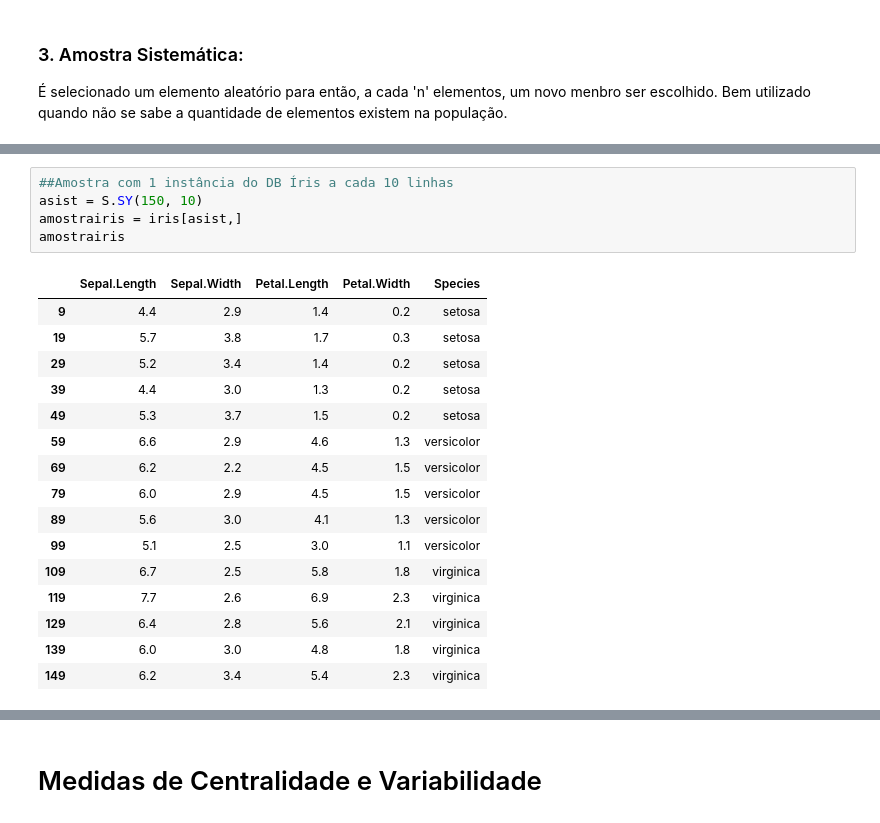
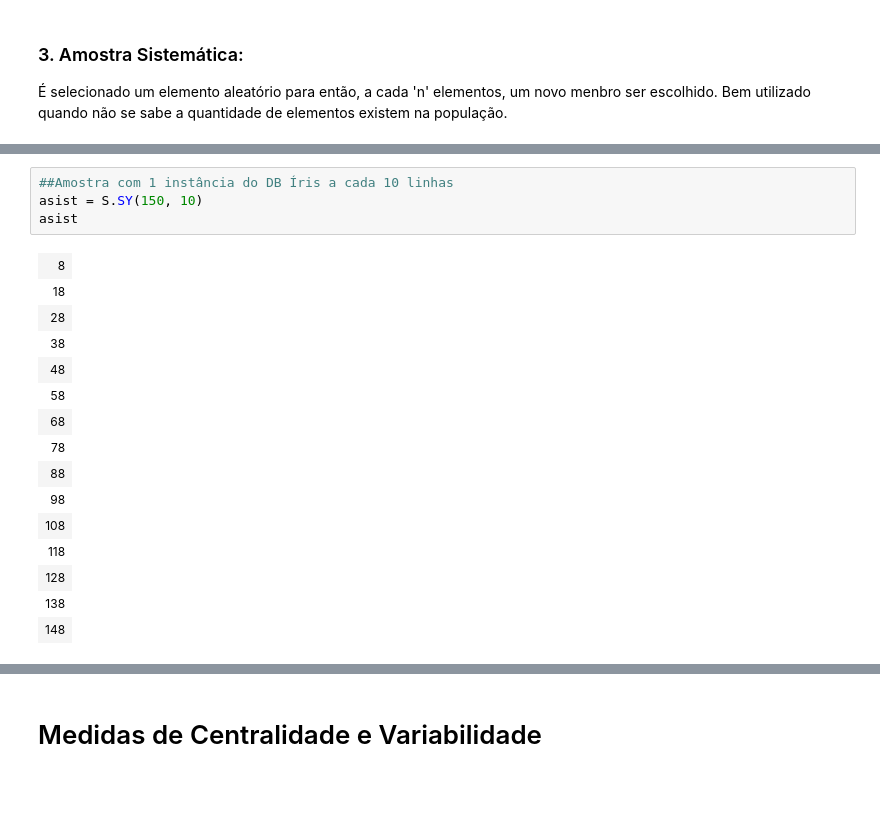
Before and after one commit to emariot/Estatistica_com_R_e_Python, a Jupyter notebook: R/Amostragem e Medidas de Centralidade.ipynb, the cells around one changed output, grey strips where cells are left out. Drawn from its saved outputs; the diff is of its cells as text; blank space fills up the shorter version.

```diff
--- a/R/Amostragem e Medidas de Centralidade.ipynb
+++ b/R/Amostragem e Medidas de Centralidade.ipynb
@@ -234,22 +253,20 @@ library(TeachingSampling)
 # %%
 ##Amostra com 1 instância do DB Íris a cada 10 linhas
 asist = S.SY(150, 10)
-amostrairis = iris[asist,]
-amostrairis
+asist
 # %% [output]
-|  | Sepal.Length | Sepal.Width | Petal.Length | Petal.Width | Species |
-| 9 | 4.4 | 2.9 | 1.4 | 0.2 | setosa |
-| 19 | 5.7 | 3.8 | 1.7 | 0.3 | setosa |
-| 29 | 5.2 | 3.4 | 1.4 | 0.2 | setosa |
-| 39 | 4.4 | 3.0 | 1.3 | 0.2 | setosa |
-| 49 | 5.3 | 3.7 | 1.5 | 0.2 | setosa |
-| 59 | 6.6 | 2.9 | 4.6 | 1.3 | versicolor |
-| 69 | 6.2 | 2.2 | 4.5 | 1.5 | versicolor |
-| 79 | 6.0 | 2.9 | 4.5 | 1.5 | versicolor |
-| 89 | 5.6 | 3.0 | 4.1 | 1.3 | versicolor |
-| 99 | 5.1 | 2.5 | 3.0 | 1.1 | versicolor |
-| 109 | 6.7 | 2.5 | 5.8 | 1.8 | virginica |
-| 119 | 7.7 | 2.6 | 6.9 | 2.3 | virginica |
-| 129 | 6.4 | 2.8 | 5.6 | 2.1 | virginica |
-| 139 | 6.0 | 3.0 | 4.8 | 1.8 | virginica |
-| 149 | 6.2 | 3.4 | 5.4 | 2.3 | virginica |
+| 8 |
+| 18 |
+| 28 |
+| 38 |
+| 48 |
+| 58 |
+| 68 |
+| 78 |
+| 88 |
+| 98 |
+| 108 |
+| 118 |
+| 128 |
+| 138 |
+| 148 |
```
Also changed, not shown: parts of 2 cells of this notebook.
